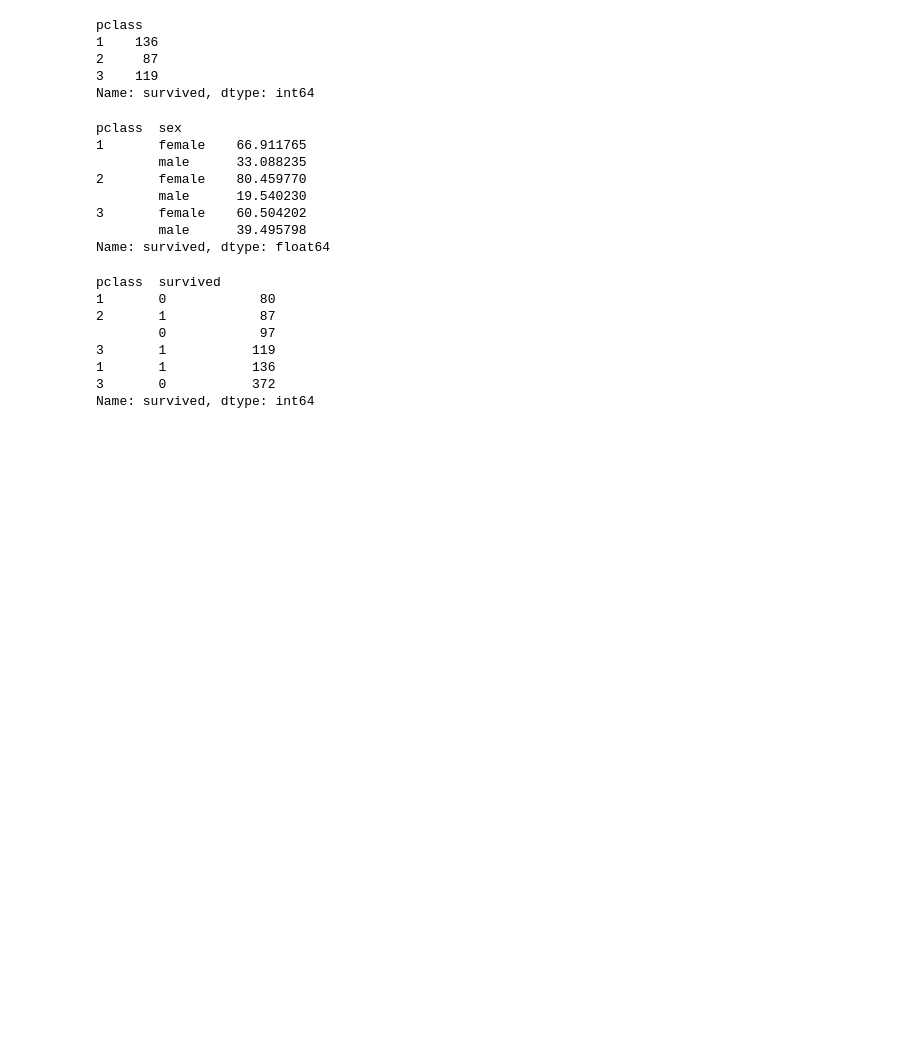
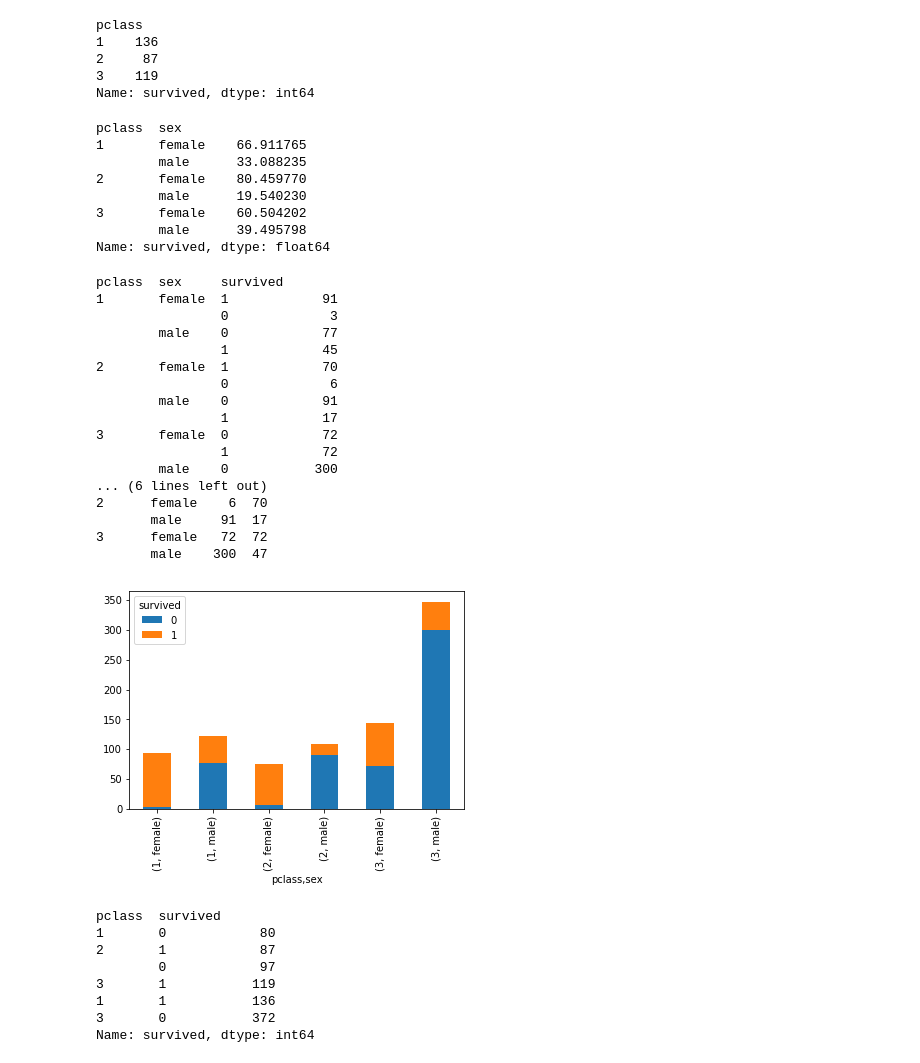
Before and after one commit to JMK92/Chungnam, a Jupyter notebook: Study/2. 빅데이터/06. 데이터 전처리.ipynb, the cells around one changed output. Saved outputs shown, nothing was run; the diff lists cells and outputs as text; code cells hidden in the pictures; blank space fills up the shorter version.

```diff
--- a/Study/2. 빅데이터/06. 데이터 전처리.ipynb
+++ b/Study/2. 빅데이터/06. 데이터 전처리.ipynb
@@ -240,6 +241,33 @@ pclass  sex
 3       female    60.504202
         male      39.495798
 Name: survived, dtype: float64
+# %%
+ss = df_titanic.groupby(['pclass','sex'])['survived'].value_counts()
+print(ss)
+# print(type(ss),ss)
+ss2 = ss.unstack()
+print(ss2)
+ss2.plot.bar(stacked=True)
+plt.show()
+# %% [output]
+pclass  sex     survived
+1       female  1            91
+                0             3
+        male    0            77
+                1            45
+2       female  1            70
+                0             6
+        male    0            91
+                1            17
+3       female  0            72
+                1            72
+        male    0           300
+... (6 lines left out)
+2      female    6  70
+       male     91  17
+3      female   72  72
+       male    300  47
+[figure, added]
 # %%
 # 1등급에tj 남자 이고 나이가 30대이고 부모 자식과 같이 탄 사람이 더 생존이 높다
 # 0 : dea소, 1 : alive
```
Also changed, not shown: parts of 4 cells of this notebook.
